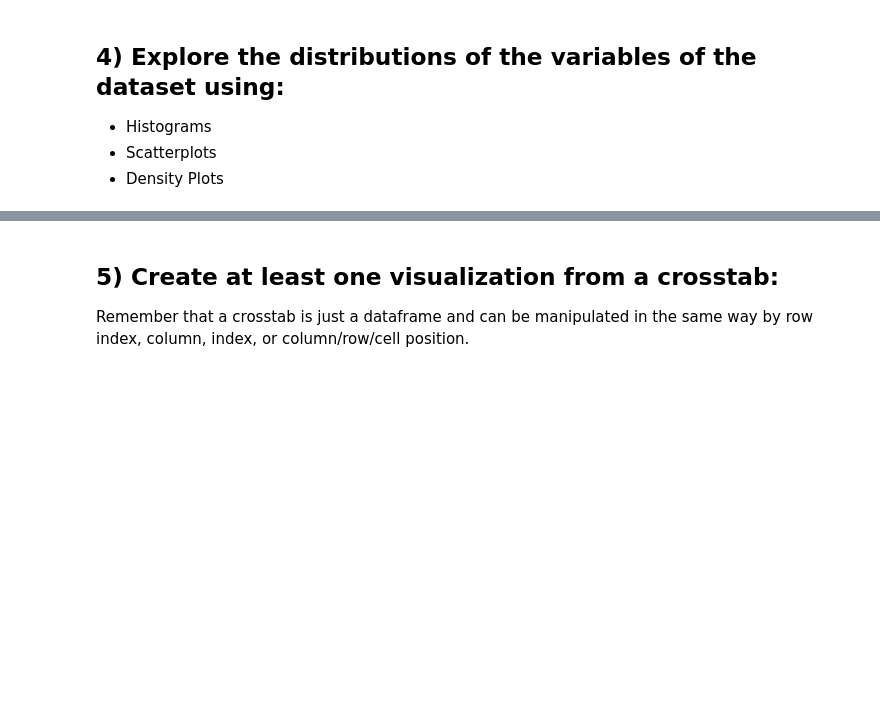
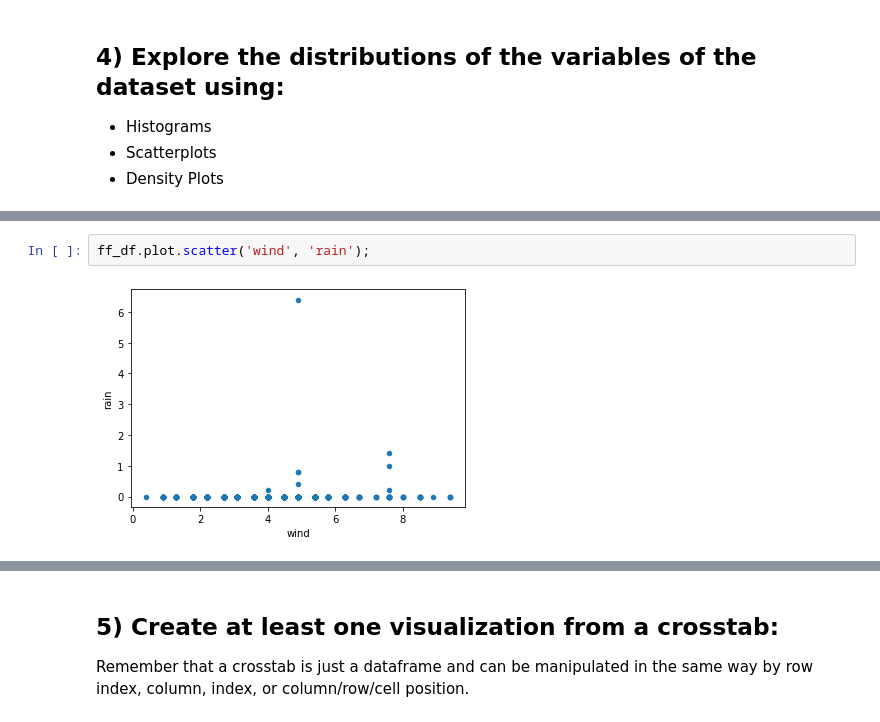
Before and after one commit to likeweis/DS-Unit-1-Sprint-1-Data-Wrangling-and-Storytelling, a Jupyter notebook: DSPT6_Weis_Mendoza_LS_DS_111_Exploratory_Data_Analysis_Assignment.ipynb, the cells around one changed output, grey strips where cells are left out. Drawn from its saved outputs; the diff is of its cells as text; blank space fills up the shorter version.

```diff
--- a/DSPT6_Weis_Mendoza_LS_DS_111_Exploratory_Data_Analysis_Assignment.ipynb
+++ b/DSPT6_Weis_Mendoza_LS_DS_111_Exploratory_Data_Analysis_Assignment.ipynb
@@ -87,0 +171,4 @@ Take whichever of the above datasets has more categorical variables and use cros
+# %%
+ff_df.plot.scatter('wind', 'rain');
+# %% [output]
+[figure, added]
```
Also changed, not shown: parts of 12 cells of this notebook.
